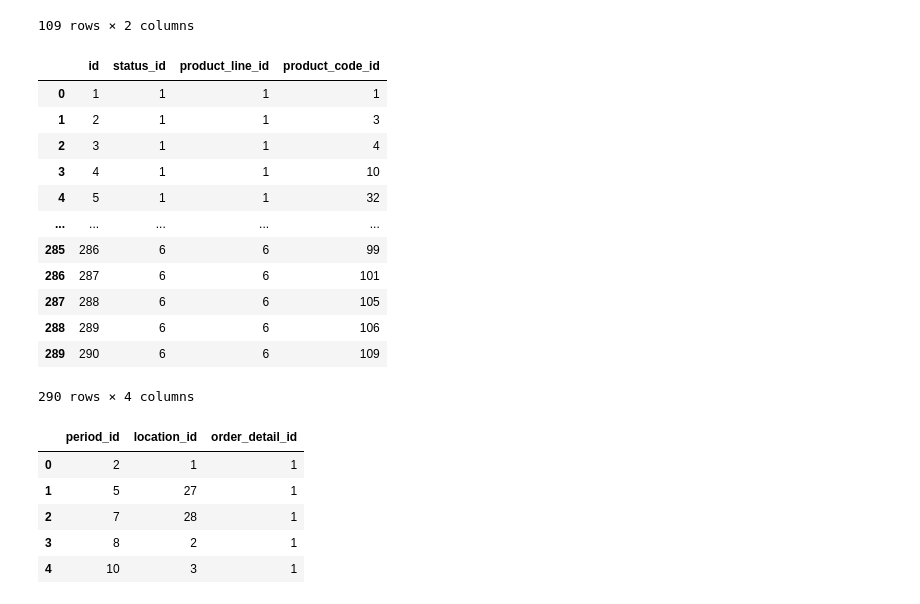
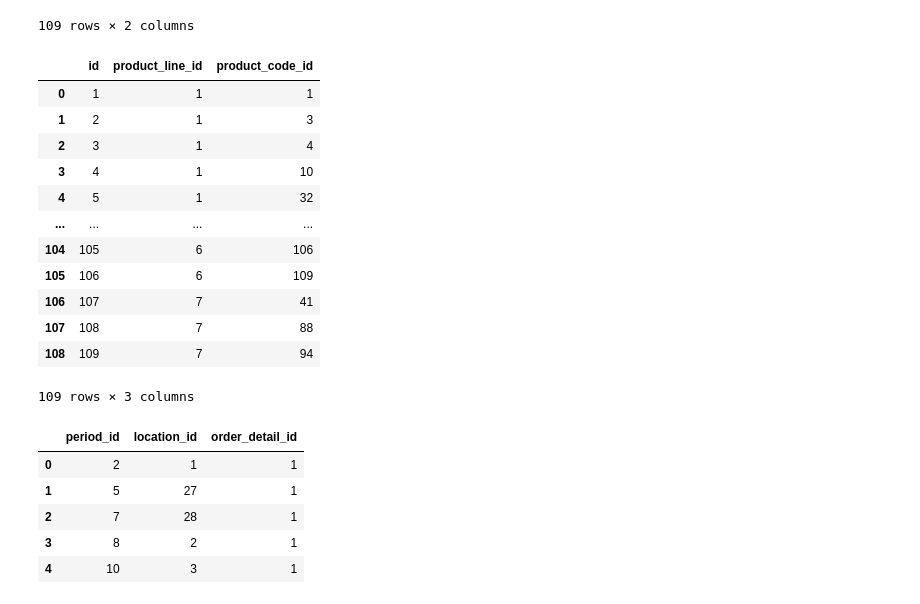
Before and after one commit to silentrald/STADVDB_OLAP, a Jupyter notebook: data/main.ipynb, the cells around one changed output. Saved outputs shown, nothing was run; the diff lists cells and outputs as text; code cells hidden in the pictures.

Commit message:
Removed status

```diff
--- a/data/main.ipynb
+++ b/data/main.ipynb
@@ -262,27 +246,26 @@ product_line_s = df['product_line'].map(product_line_dict)
 product_code_s = df['product_code'].map(product_code_dict)
 # %%
 order_details_dict = {
-    'status_id': status_s,
     'product_line_id': product_line_s,
     'product_code_id': product_code_s
 }
 
 order_details_n = pd.DataFrame(order_details_dict)
-order_details = order_details_n.groupby(['status_id', 'product_line_id', 'product_code_id'], as_index=False).last()
+order_details = order_details_n.groupby(['product_line_id', 'product_code_id'], as_index=False).last()
 order_details = export_retrieve(order_details, 'order_details')
 order_details
 # %% [output]
-|  | id | status_id | product_line_id | product_code_id |
-| 0 | 1 | 1 | 1 | 1 |
-| 1 | 2 | 1 | 1 | 3 |
-| 2 | 3 | 1 | 1 | 4 |
-| 3 | 4 | 1 | 1 | 10 |
-| 4 | 5 | 1 | 1 | 32 |
-| ... | ... | ... | ... | ... |
-| 285 | 286 | 6 | 6 | 99 |
-| 286 | 287 | 6 | 6 | 101 |
-| 287 | 288 | 6 | 6 | 105 |
-| 288 | 289 | 6 | 6 | 106 |
-| 289 | 290 | 6 | 6 | 109 |
+|  | id | product_line_id | product_code_id |
+| 0 | 1 | 1 | 1 |
+| 1 | 2 | 1 | 3 |
+| 2 | 3 | 1 | 4 |
+| 3 | 4 | 1 | 10 |
+| 4 | 5 | 1 | 32 |
+| ... | ... | ... | ... |
+| 104 | 105 | 6 | 106 |
+| 105 | 106 | 6 | 109 |
+| 106 | 107 | 7 | 41 |
+| 107 | 108 | 7 | 88 |
+| 108 | 109 | 7 | 94 |
-290 rows × 4 columns
+109 rows × 3 columns
 # %%
```
Also changed, not shown: parts of 5 cells of this notebook, 2 other files.
